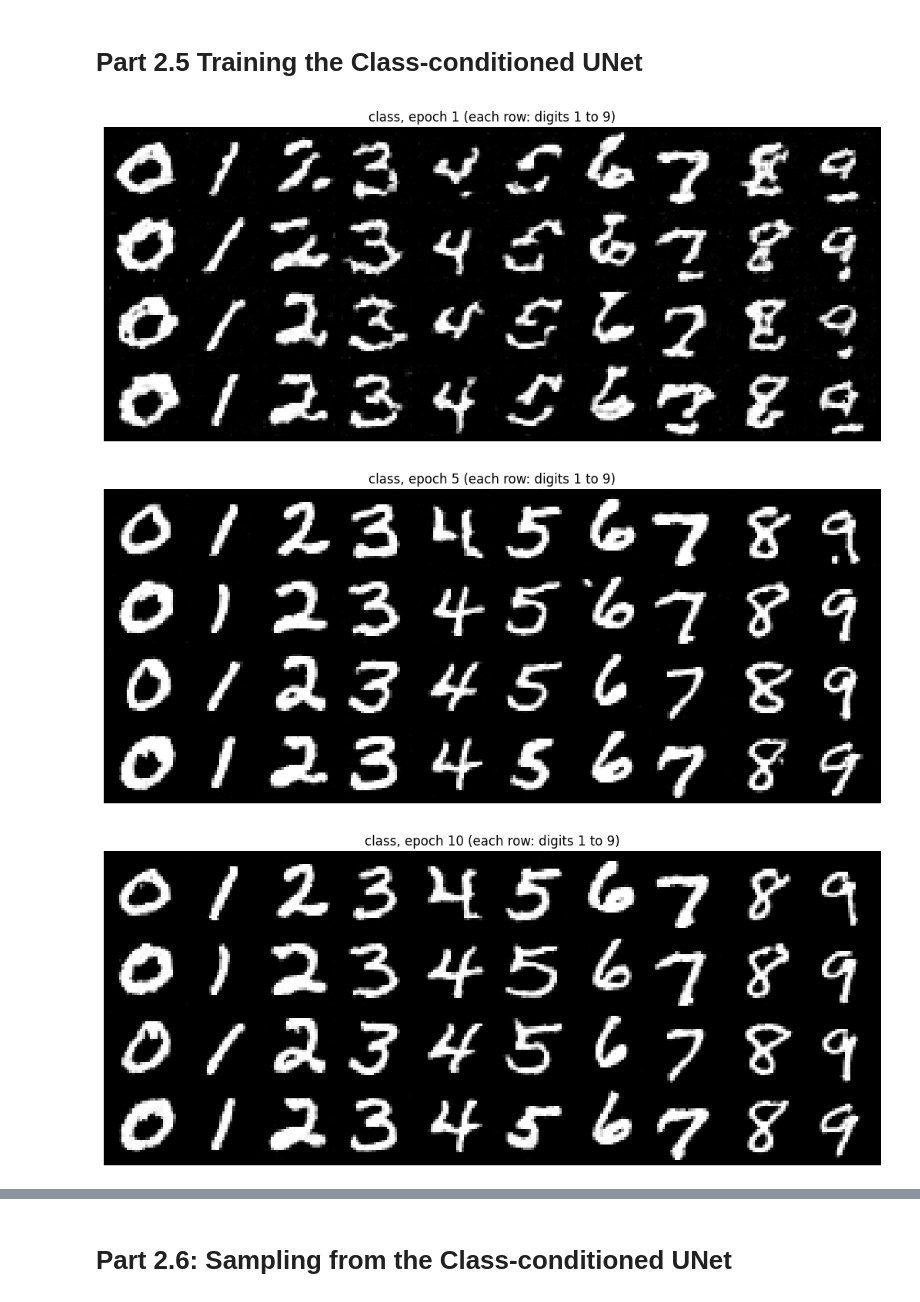
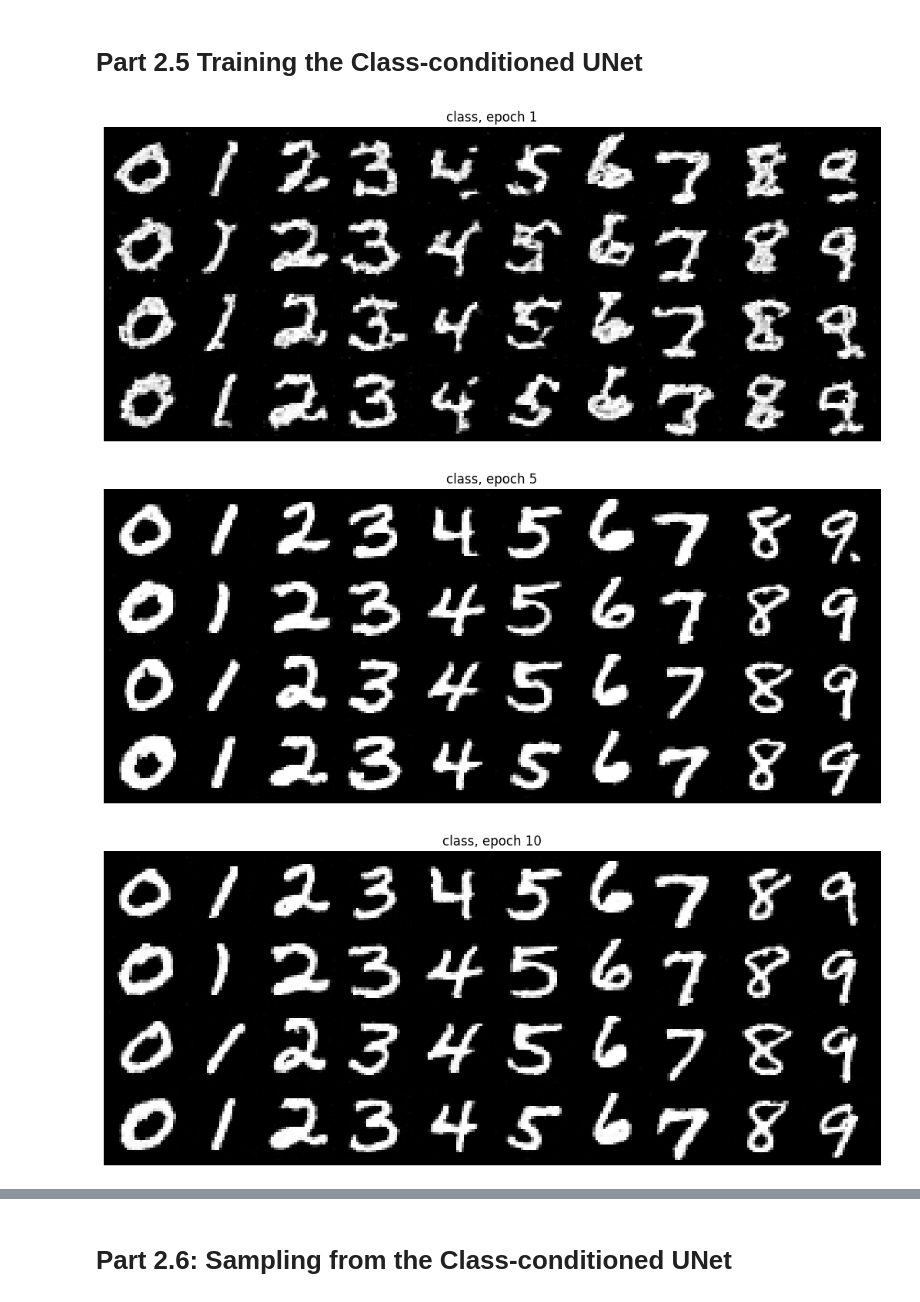
Before and after one commit to arnavg12/arnavg12.github.io, a Jupyter notebook: partb.ipynb, the cells around one changed output, grey strips where cells are left out. Cells and saved outputs as stored; diff of their text form; code cells hidden in the pictures.

```diff
--- a/partb.ipynb
+++ b/partb.ipynb
@@ -861,37 +861,37 @@ hidden_dim = 64
 num_epochs = 10
 gamma = 0.1 ** (1.0 / num_epochs)
 
 train_loader = make_loader(batch_size)
 unet = ClassConditionalUNet(in_channels = 1, num_classes = 10, num_hiddens = hidden_dim).to(device)
 model = ClassConditionalFM(unet).to(device)
 
 optimizer = torch.optim.Adam(model.parameters(), lr = learning_rate)
 scheduler = torch.optim.lr_scheduler.ExponentialLR(optimizer, gamma = gamma)
 
 losses = []
 for epoch in range(num_epochs):
     model.train()
     for images, labels in tqdm(train_loader):
         images, labels = images.to(device), labels.to(device)
 
         loss = model(images, labels)
         optimizer.zero_grad()
         loss.backward()
         optimizer.step()
         losses.append(loss.item())
 
     scheduler.step()
 
     if (epoch + 1) in {1, 5, 10}:
         c = torch.arange(10, device = device).repeat(4)
         samples, _ = model.sample(c, img_wh = (28, 28), guidance_scale = 5.0, seed = 0)
-        show_grid(samples, title=f"class, epoch {epoch+1} (each row: digits 1 to 9)", filename = f"class_epoch{epoch+1}.png", nrow = 10)
+        show_grid(samples, title=f"class, epoch {epoch+1}", filename = f"class_epoch{epoch+1}.png", nrow = 10)
 
 loss_plot(losses, "class")
 # %% [output]
-[figure, old version]
+[figure, new version]
-[figure, old version]
+[figure, new version]
-[figure, old version]
+[figure, new version]
 [figure]
 # %% [markdown]
 # Part 2.6: Sampling from the Class-conditioned UNet
```
Also changed, not shown: parts of 5 cells of this notebook.
